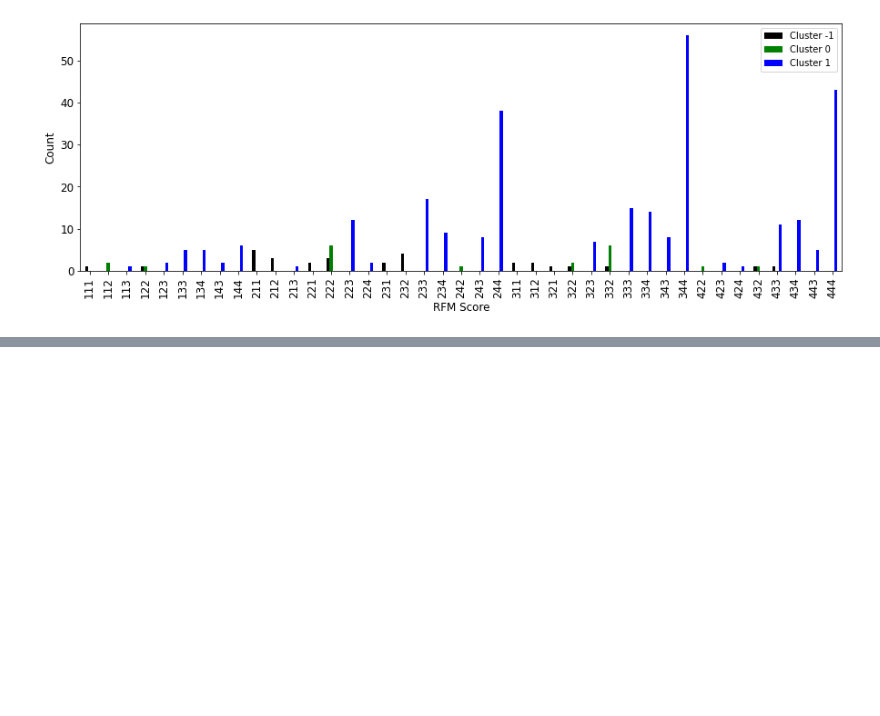
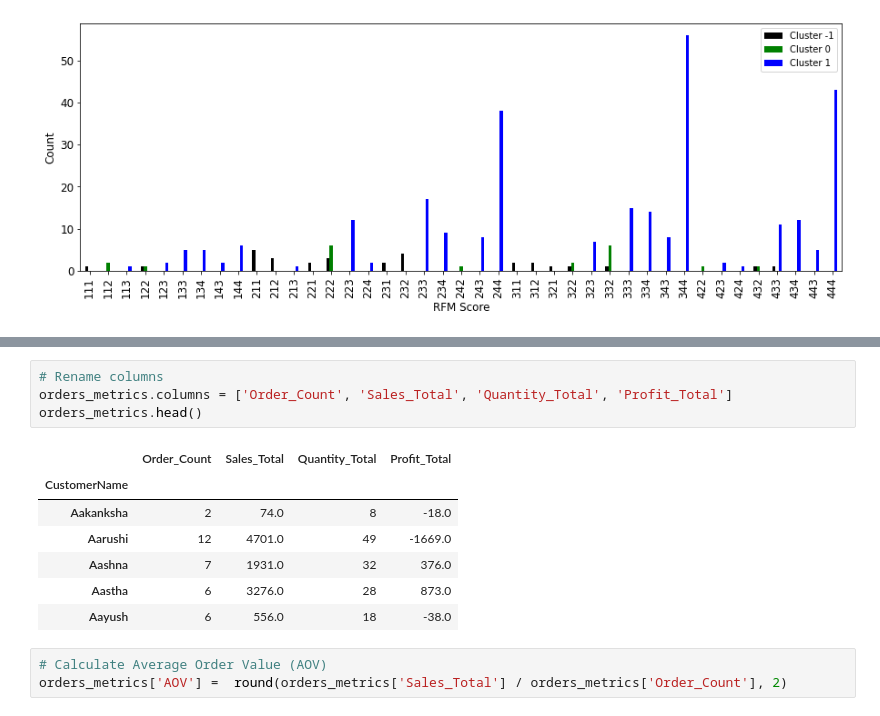
Before and after one commit to tyedem/Exploratory-Analysis, a Jupyter notebook: analysis.ipynb, the cells around one changed output, grey strips where cells are left out. Cells and saved outputs as stored; diff of their text form; blank space fills up the shorter version.

```diff
--- a/analysis.ipynb
+++ b/analysis.ipynb
@@ -408,0 +427,15 @@ plt.show()
+# %%
+# Rename columns
+orders_metrics.columns = ['Order_Count', 'Sales_Total', 'Quantity_Total', 'Profit_Total']
+orders_metrics.head()
+# %% [output]
+|  | Order_Count | Sales_Total | Quantity_Total | Profit_Total |
+| CustomerName |  |  |  |  |
+| Aakanksha | 2 | 74.0 | 8 | -18.0 |
+| Aarushi | 12 | 4701.0 | 49 | -1669.0 |
+| Aashna | 7 | 1931.0 | 32 | 376.0 |
+| Aastha | 6 | 3276.0 | 28 | 873.0 |
+| Aayush | 6 | 556.0 | 18 | -38.0 |
+# %%
+# Calculate Average Order Value (AOV)
+orders_metrics['AOV'] =  round(orders_metrics['Sales_Total'] / orders_metrics['Order_Count'], 2)
```
Also changed, not shown: parts of 7 cells of this notebook, 1 other file.
